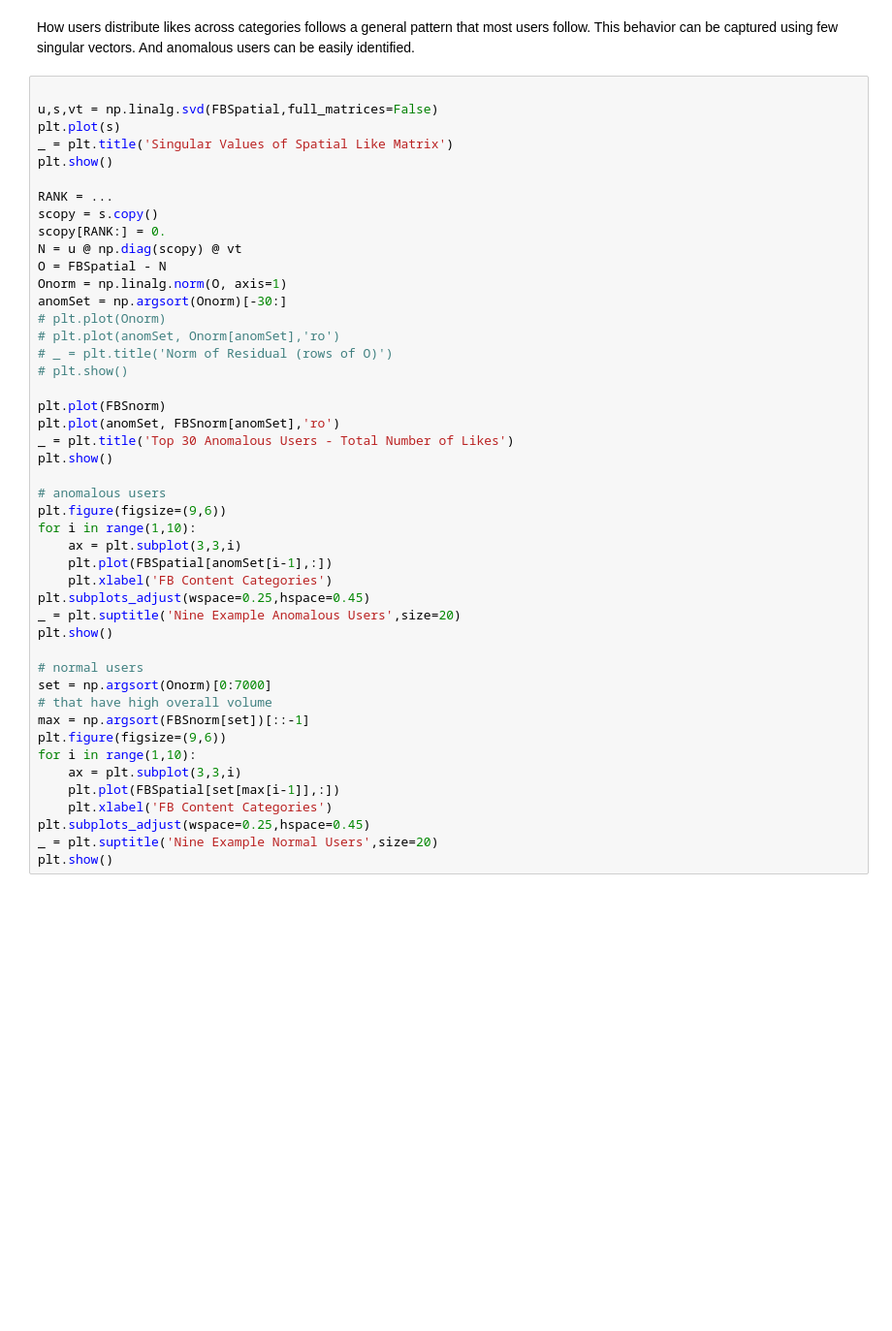
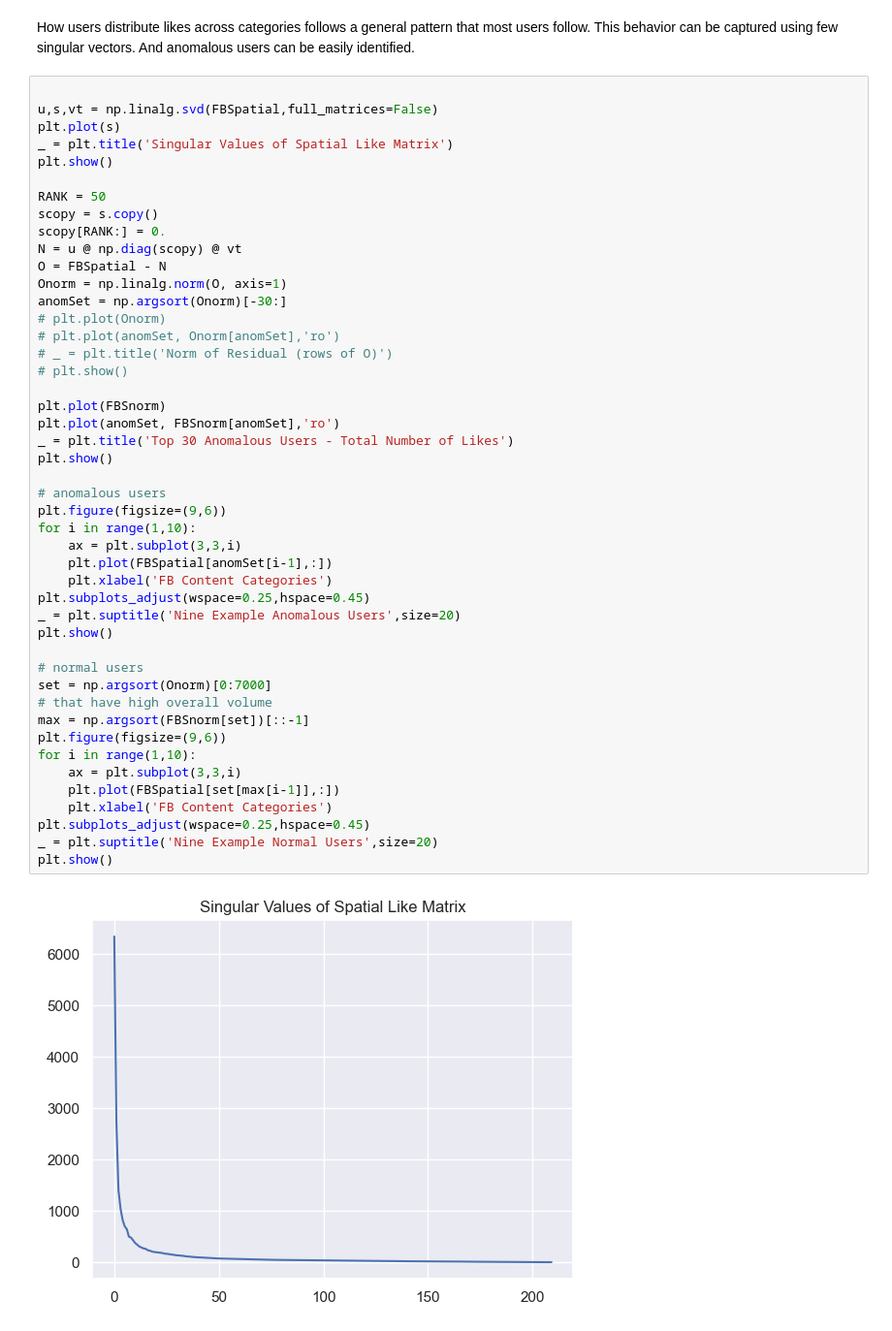
Before and after one commit to MariaEusseHenao/Worksheets506, a Jupyter notebook: worksheet_10.ipynb, the cells around one changed output. Shown at 97% size. Saved outputs shown, nothing was run; the diff lists cells and outputs as text; blank space fills up the shorter version.

```diff
--- a/worksheet_10.ipynb
+++ b/worksheet_10.ipynb
@@ -266,7 +273,7 @@ plt.plot(s)
 _ = plt.title('Singular Values of Spatial Like Matrix')
 plt.show()
 
-RANK = ...
+RANK = 50
 scopy = s.copy()
 scopy[RANK:] = 0.
 N = u @ np.diag(scopy) @ vt
@@ -278,30 +285,32 @@ anomSet = np.argsort(Onorm)[-30:]
 # _ = plt.title('Norm of Residual (rows of O)')
 # plt.show()
 
 plt.plot(FBSnorm)
 plt.plot(anomSet, FBSnorm[anomSet],'ro')
 _ = plt.title('Top 30 Anomalous Users - Total Number of Likes')
 plt.show()
 
 # anomalous users
 plt.figure(figsize=(9,6))
 for i in range(1,10):
     ax = plt.subplot(3,3,i)
     plt.plot(FBSpatial[anomSet[i-1],:])
     plt.xlabel('FB Content Categories')
 plt.subplots_adjust(wspace=0.25,hspace=0.45)
 _ = plt.suptitle('Nine Example Anomalous Users',size=20)
 plt.show()
 
 # normal users
 set = np.argsort(Onorm)[0:7000]
 # that have high overall volume
 max = np.argsort(FBSnorm[set])[::-1]
 plt.figure(figsize=(9,6))
 for i in range(1,10):
     ax = plt.subplot(3,3,i)
     plt.plot(FBSpatial[set[max[i-1]],:])
     plt.xlabel('FB Content Categories')
 plt.subplots_adjust(wspace=0.25,hspace=0.45)
 _ = plt.suptitle('Nine Example Normal Users',size=20)
 plt.show()
+# %% [output]
+[figure, added]
```
Also changed, not shown: parts of 14 cells of this notebook.
